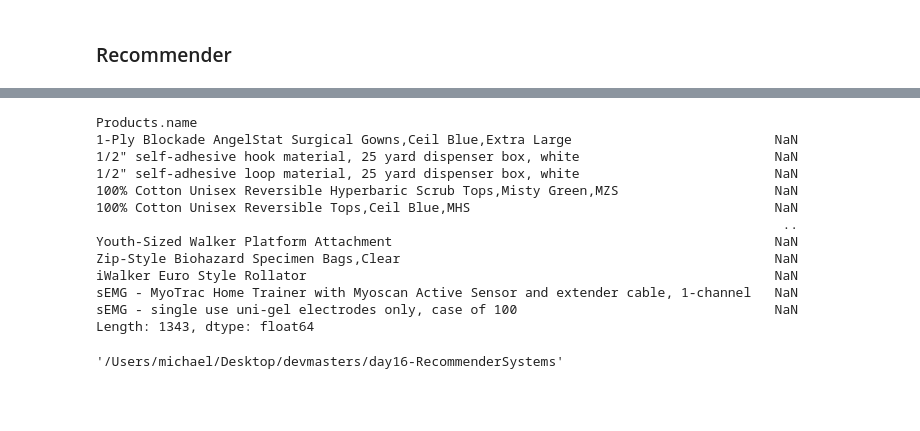
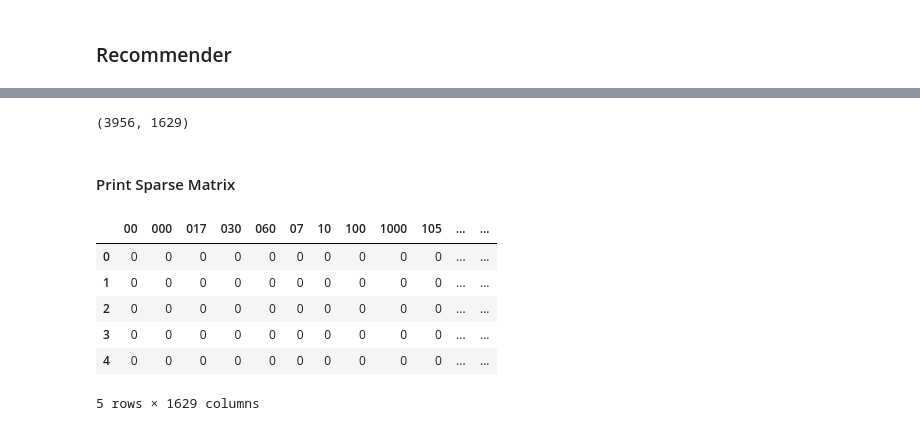
Before and after one commit to miamedra2/RecommenderforSalesData, a Jupyter notebook: Recommender_for_sales_data.ipynb, the cells around one changed output, grey strips where cells are left out. Drawn from its saved outputs; the diff is of its cells as text; code cells hidden in the pictures; blank space fills up the shorter version.

Commit message:
Commit: Got Recommender going but realizing I probably want 	CountVectorizer to be trained on df_pop and not df. 	modified:   Recommender_for_sales_data.ipynb

```diff
--- a/Recommender_for_sales_data.ipynb
+++ b/Recommender_for_sales_data.ipynb
@@ -1186,21 +1072,0 @@ Name: Multipurpose Sharps Containers,Red,8.000 QT, dtype: float64
-# %%
-similarMovies = Ratings.corrwith(starWarsRatings)
-similarMovies
-# %% [output]
-Products.name
-1-Ply Blockade AngelStat Surgical Gowns,Ceil Blue,Extra Large                          NaN
-1/2" self-adhesive hook material, 25 yard dispenser box, white                         NaN
-1/2" self-adhesive loop material, 25 yard dispenser box, white                         NaN
-100% Cotton Unisex Reversible Hyperbaric Scrub Tops,Misty Green,MZS                    NaN
-100% Cotton Unisex Reversible Tops,Ceil Blue,MHS                                       NaN
-                                                                                        ..
-Youth-Sized Walker Platform Attachment                                                 NaN
-Zip-Style Biohazard Specimen Bags,Clear                                                NaN
-iWalker Euro Style Rollator                                                            NaN
-sEMG - MyoTrac Home Trainer with Myoscan Active Sensor and extender cable, 1-channel   NaN
-sEMG - single use uni-gel electrodes only, case of 100                                 NaN
-Length: 1343, dtype: float64
-# %%
-pwd
-# %% [output]
-'/Users/michael/Desktop/devmasters/day16-RecommenderSystems'
@@ -1206,0 +1075,20 @@ pwd
+# %%
+vect = CountVectorizer(stop_words='english')
+sparse_matrix = vect.fit_transform(df['Products.name'])
+sparse_matrix.shape
+# %% [output]
+(3956, 1629)
+# %% [markdown]
+#### Print Sparse Matrix
+# %%
+doc_term_matrix = sparse_matrix.todense()
+df_sparse = pd.DataFrame(doc_term_matrix, columns=vect.get_feature_names())
+df_sparse.head()
+# %% [output]
+|  | 00 | 000 | 017 | 030 | 060 | 07 | 10 | 100 | 1000 | 105 | ... | ... |
+| 0 | 0 | 0 | 0 | 0 | 0 | 0 | 0 | 0 | 0 | 0 | ... | ... |
+| 1 | 0 | 0 | 0 | 0 | 0 | 0 | 0 | 0 | 0 | 0 | ... | ... |
+| 2 | 0 | 0 | 0 | 0 | 0 | 0 | 0 | 0 | 0 | 0 | ... | ... |
+| 3 | 0 | 0 | 0 | 0 | 0 | 0 | 0 | 0 | 0 | 0 | ... | ... |
+| 4 | 0 | 0 | 0 | 0 | 0 | 0 | 0 | 0 | 0 | 0 | ... | ... |
+5 rows × 1629 columns
```
Also changed, not shown: parts of 28 cells of this notebook.
